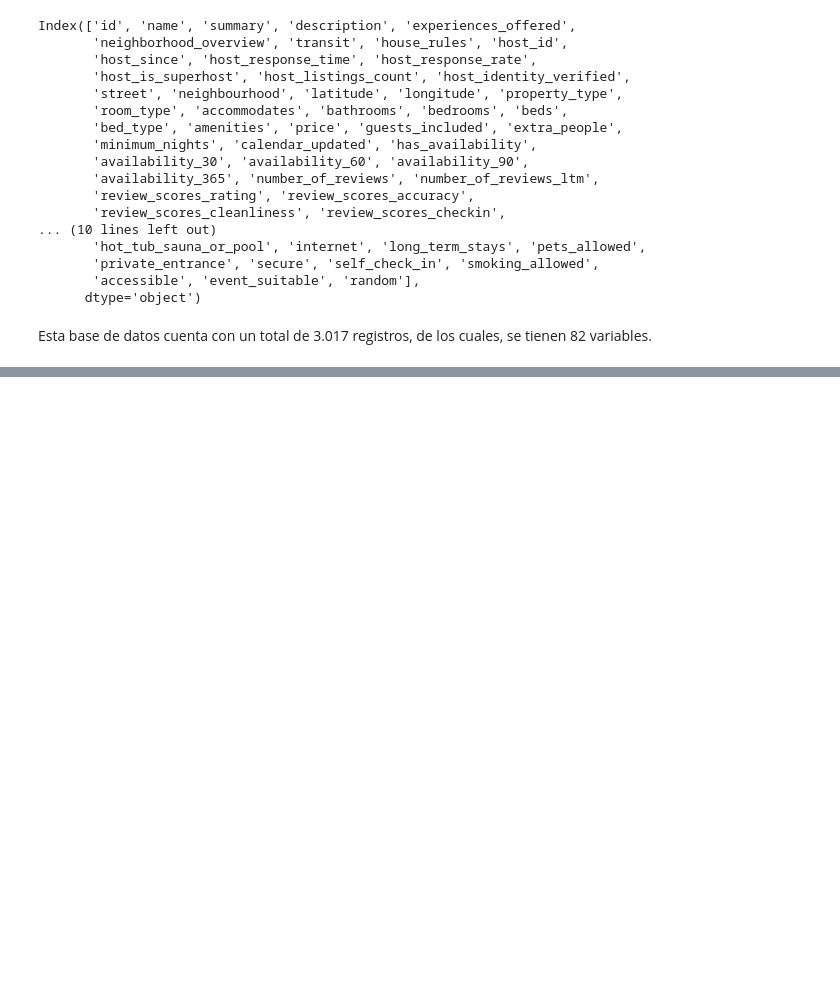
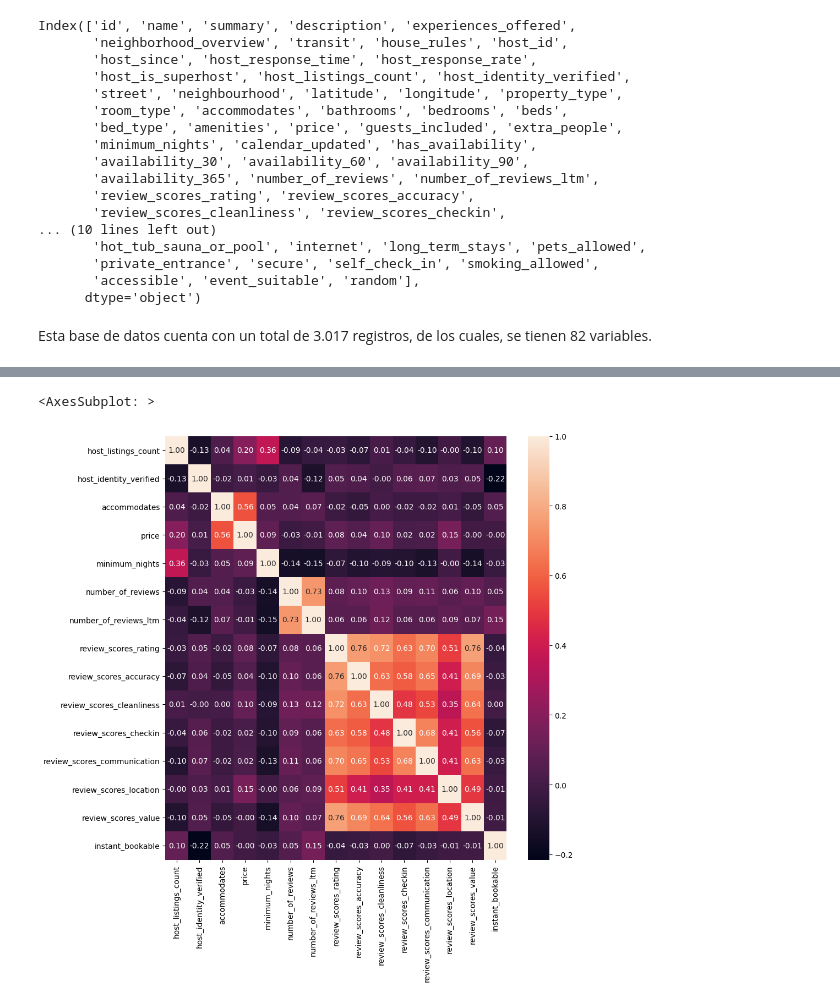
Before and after one commit to daagonzalezsa/Media.Monks_Assesment, a Jupyter notebook: ARBNB.ipynb, the cells around one changed output, grey strips where cells are left out. Saved outputs shown, nothing was run; the diff lists cells and outputs as text; code cells hidden in the pictures; blank space fills up the shorter version.

```diff
--- a/ARBNB.ipynb
+++ b/ARBNB.ipynb
@@ -116,0 +135,6 @@ strong multicollinearity problems or that the design matrix is singular.
+# %%
+fig, ax = plt.subplots(1, 1, figsize = (10, 10))
+sns.heatmap(df.drop(["id", "Kmeans"], axis=1).corr(), annot=True, ax = ax, fmt=".2f")
+# %% [output]
+<AxesSubplot: >
+[figure, added]
```
Also changed, not shown: parts of 12 cells of this notebook.
